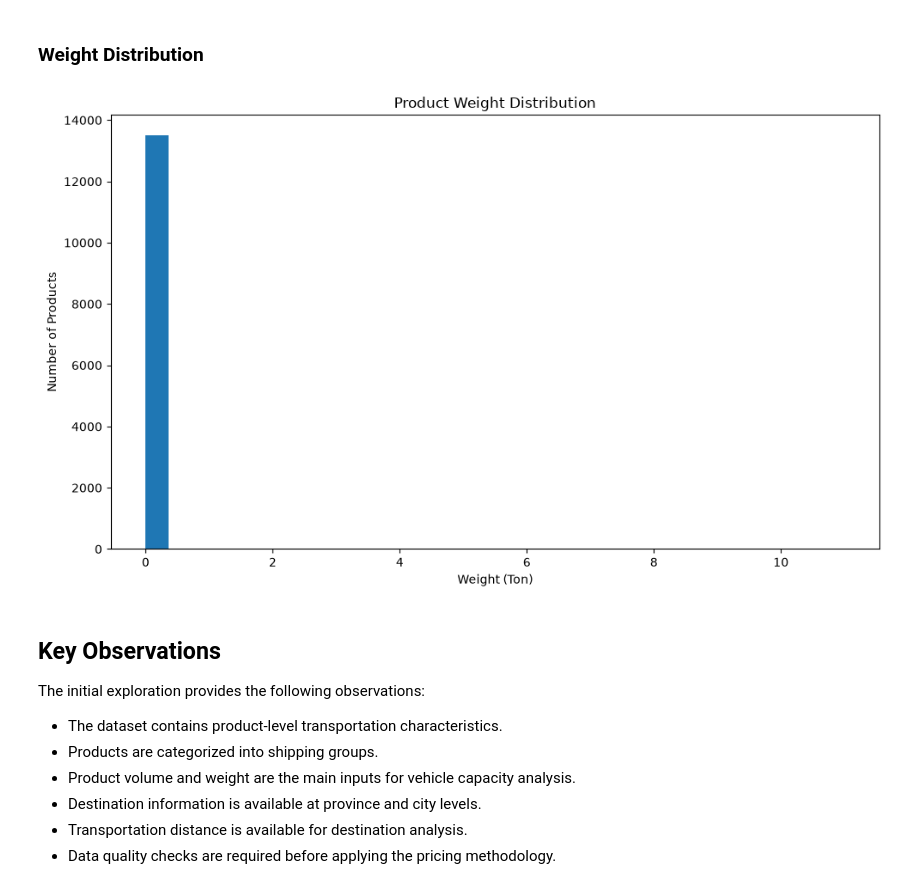
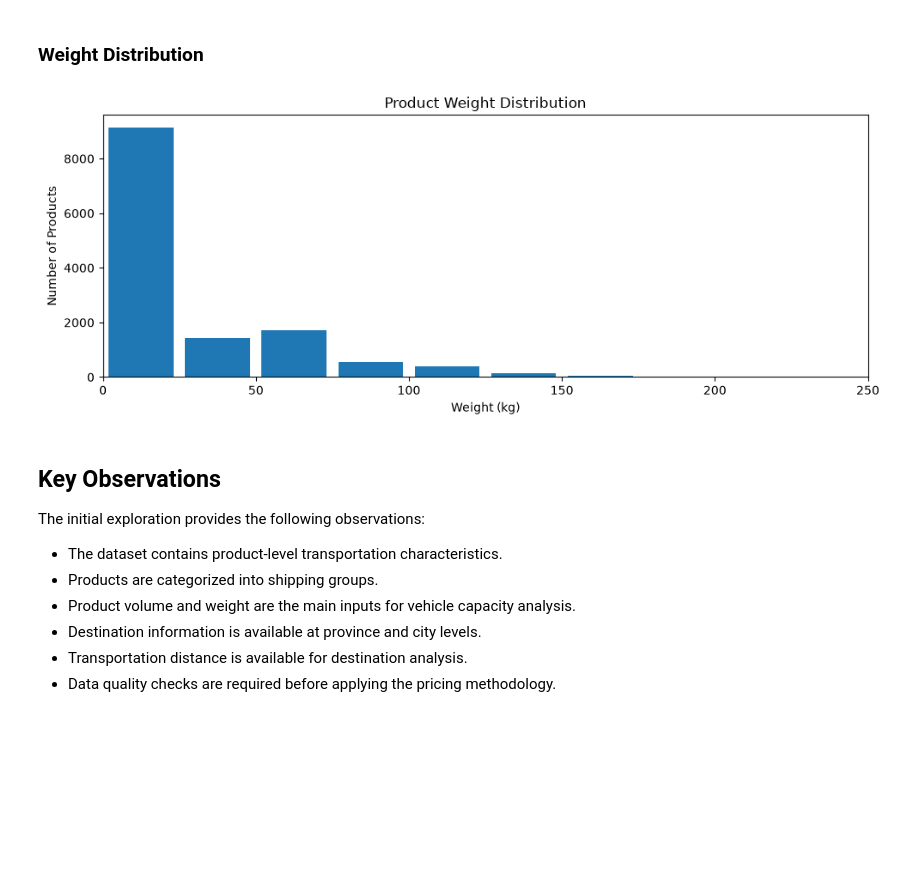
Before and after one commit to MoloudAram/Transportation-Pricing-Cost-Optimization, a Jupyter notebook: noteooks/01_data_exploration.ipynb, the cells around one changed output. Saved outputs shown, nothing was run; the diff lists cells and outputs as text; code cells hidden in the pictures; blank space fills up the shorter version.

```diff
--- a/noteooks/01_data_exploration.ipynb
+++ b/noteooks/01_data_exploration.ipynb
@@ -287,27 +302,35 @@ plt.show()
 # %% [markdown]
 ### Weight Distribution
-# %%
-plt.figure(figsize=(10, 6))
-
-plt.hist(
-    df_data["weight_ton"].dropna(),
-    bins=30
-)
-
-plt.title("Product Weight Distribution")
-plt.xlabel("Weight (Ton)")
-plt.ylabel("Number of Products")
-
-plt.tight_layout()
-
-plt.savefig(
-    "../results/figures/product_weight_distribution.png",
-    dpi=300
-)
-
-plt.show()
-# %% [output]
-[figure, removed]
+# %%
+plt.figure(figsize=(10, 4))
+
+weight_data = df_data.loc[
+    df_data["weight_ton"].between(0, 0.550),
+    "weight_ton"
+].dropna() *1000
+
+plt.hist(
+    weight_data,
+    bins=20,
+    rwidth=0.85
+)
+
+plt.xlim(0, 250)
+
+plt.title("Product Weight Distribution")
+plt.xlabel("Weight (kg)")
+plt.ylabel("Number of Products")
+
+plt.tight_layout()
+
+plt.savefig(
+    "../results/figures/product_weight_distribution.png",
+    dpi=250
+)
+
+plt.show()
+# %% [output]
+[figure, added]
 # %% [markdown]
 ## Key Observations
 
```
Also changed, not shown: parts of 4 cells of this notebook, 6 other files.
